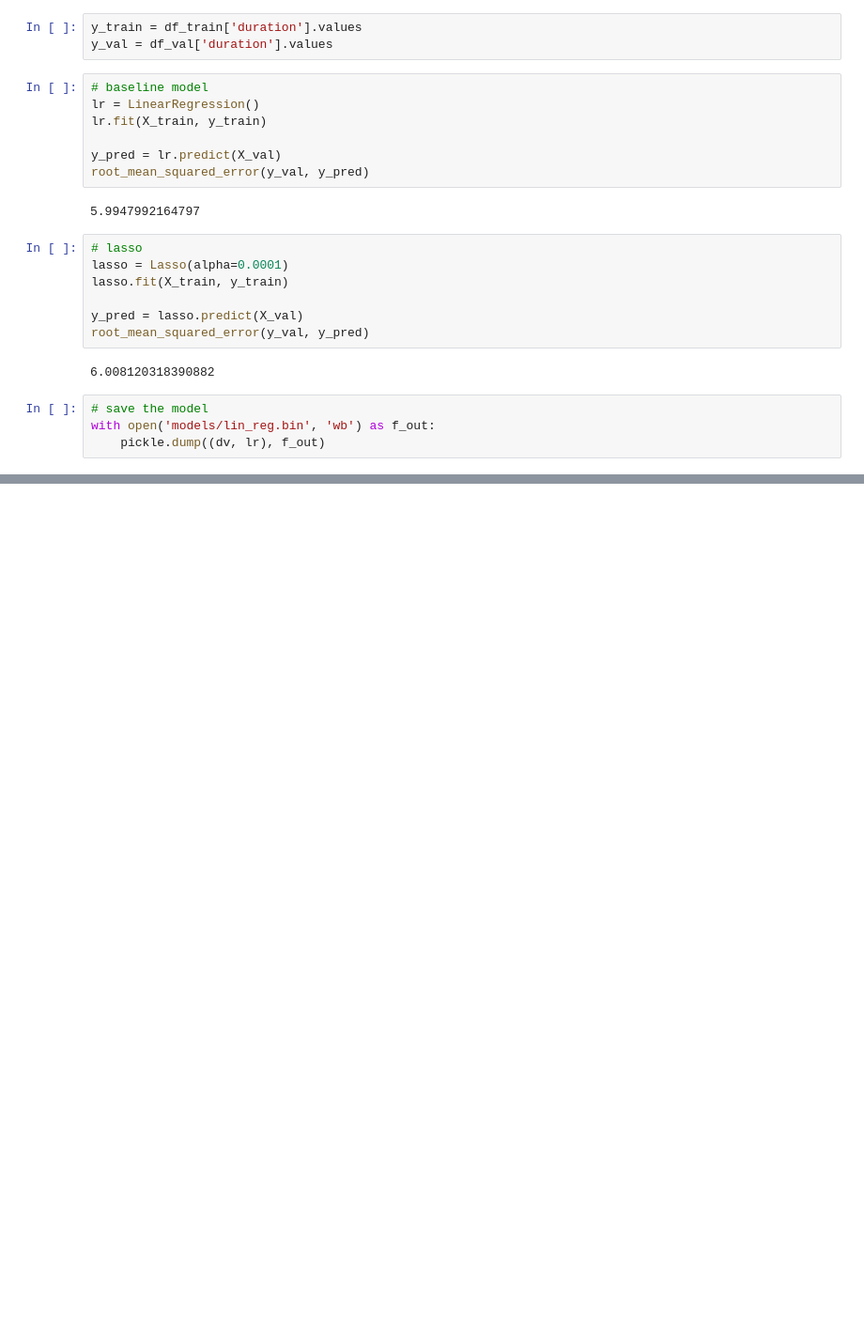
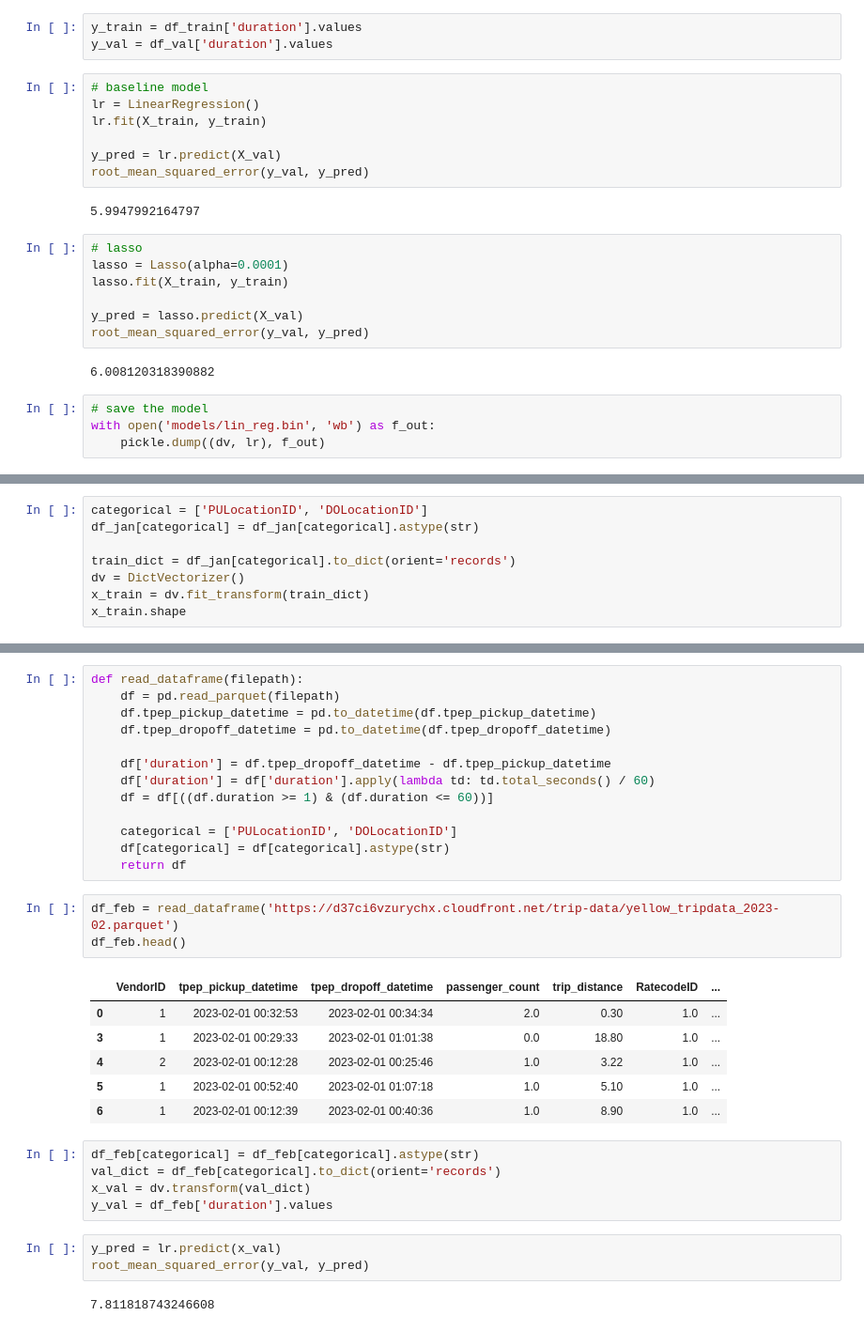
Before and after one commit to yesmkaran/ml-zoomcamp, a Jupyter notebook: 01-Intro/duration_prediction.ipynb, the cells around one changed output, grey strips where cells are left out. Shown at 94% size. Saved outputs shown, nothing was run; the diff lists cells and outputs as text; blank space fills up the shorter version.

```diff
--- a/01-Intro/duration_prediction.ipynb
+++ b/01-Intro/duration_prediction.ipynb
@@ -174,0 +229,8 @@ with open('models/lin_reg.bin', 'wb') as f_out:
+# %%
+categorical = ['PULocationID', 'DOLocationID']
+df_jan[categorical] = df_jan[categorical].astype(str)
+
+train_dict = df_jan[categorical].to_dict(orient='records')
+dv = DictVectorizer()
+x_train = dv.fit_transform(train_dict)
+x_train.shape
@@ -174,0 +249,33 @@ with open('models/lin_reg.bin', 'wb') as f_out:
+# %%
+def read_dataframe(filepath):
+    df = pd.read_parquet(filepath)
+    df.tpep_pickup_datetime = pd.to_datetime(df.tpep_pickup_datetime)
+    df.tpep_dropoff_datetime = pd.to_datetime(df.tpep_dropoff_datetime)
+
+    df['duration'] = df.tpep_dropoff_datetime - df.tpep_pickup_datetime
+    df['duration'] = df['duration'].apply(lambda td: td.total_seconds() / 60)
+    df = df[((df.duration >= 1) & (df.duration <= 60))]
+
+    categorical = ['PULocationID', 'DOLocationID']
+    df[categorical] = df[categorical].astype(str)
+    return df
+# %%
+df_feb = read_dataframe('https://d37ci6vzurychx.cloudfront.net/trip-data/yellow_tripdata_2023-02.parquet')
+df_feb.head()
+# %% [output]
+|  | VendorID | tpep_pickup_datetime | tpep_dropoff_datetime | passenger_count | trip_distance | RatecodeID | ... |
+| 0 | 1 | 2023-02-01 00:32:53 | 2023-02-01 00:34:34 | 2.0 | 0.30 | 1.0 | ... |
+| 3 | 1 | 2023-02-01 00:29:33 | 2023-02-01 01:01:38 | 0.0 | 18.80 | 1.0 | ... |
+| 4 | 2 | 2023-02-01 00:12:28 | 2023-02-01 00:25:46 | 1.0 | 3.22 | 1.0 | ... |
+| 5 | 1 | 2023-02-01 00:52:40 | 2023-02-01 01:07:18 | 1.0 | 5.10 | 1.0 | ... |
+| 6 | 1 | 2023-02-01 00:12:39 | 2023-02-01 00:40:36 | 1.0 | 8.90 | 1.0 | ... |
+# %%
+df_feb[categorical] = df_feb[categorical].astype(str)
+val_dict = df_feb[categorical].to_dict(orient='records')
+x_val = dv.transform(val_dict)
+y_val = df_feb['duration'].values
+# %%
+y_pred = lr.predict(x_val)
+root_mean_squared_error(y_val, y_pred)
+# %% [output]
+7.811818743246608
```
Also changed, not shown: parts of 11 cells of this notebook.
